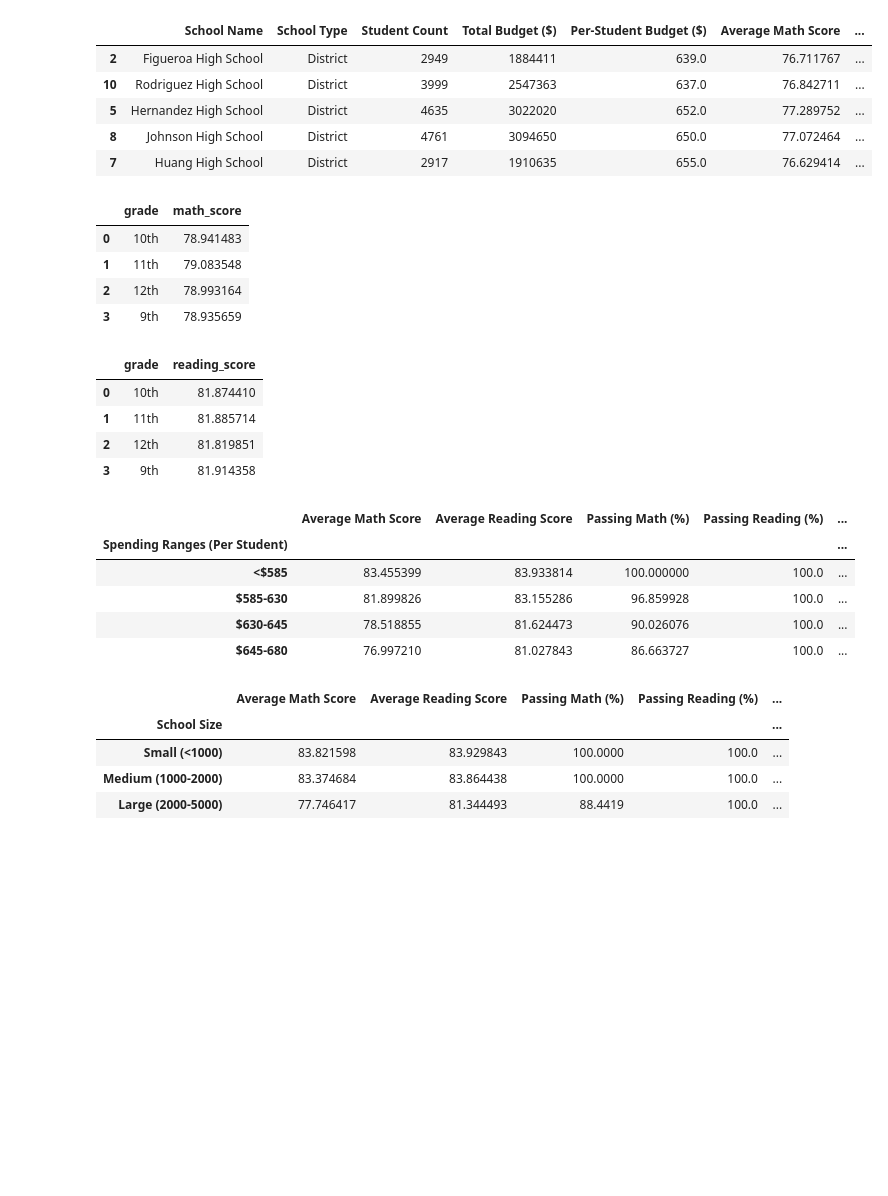
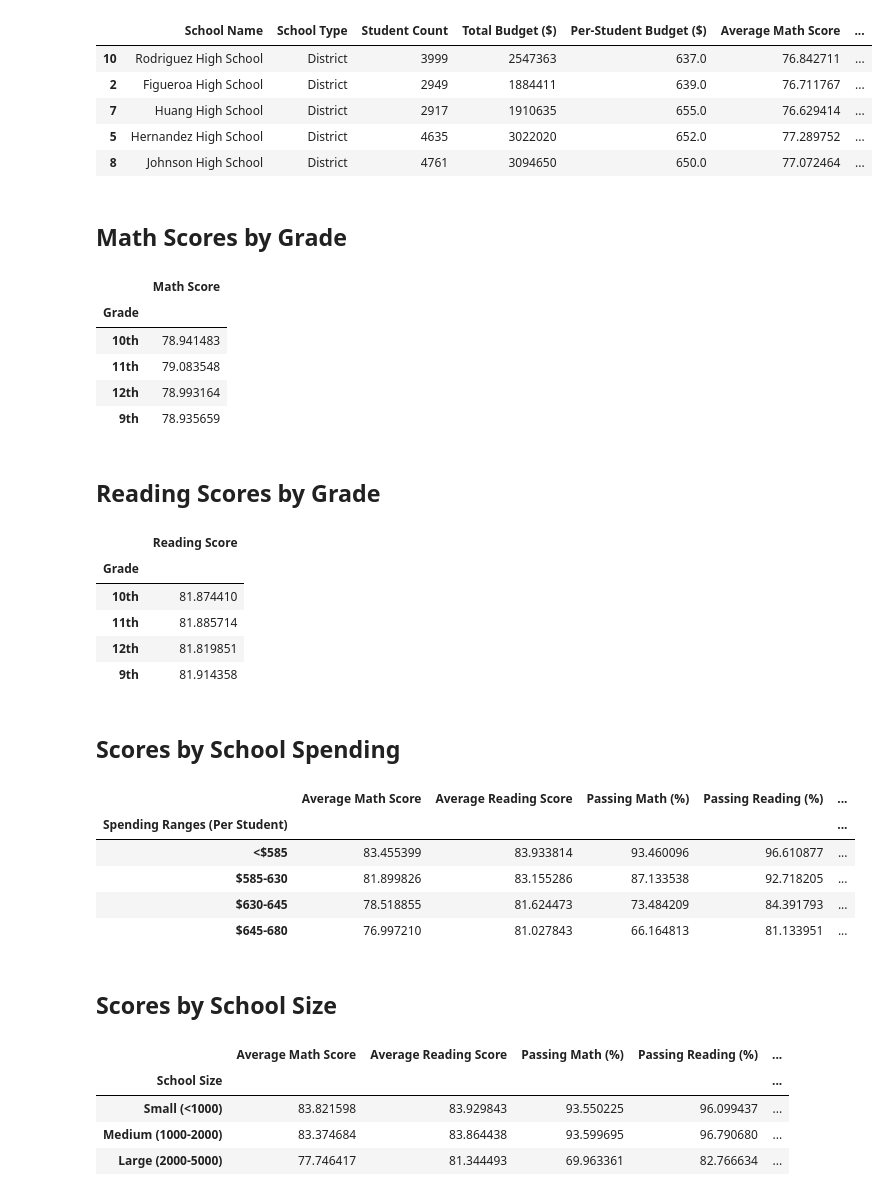
Before and after one commit to linderkm/pandas-challenge, a Jupyter notebook: PyCitySchools/analysis.ipynb, the cells around one changed output. Drawn from its saved outputs; the diff is of its cells as text; code cells hidden in the pictures; blank space fills up the shorter version.

```diff
--- a/PyCitySchools/analysis.ipynb
+++ b/PyCitySchools/analysis.ipynb
@@ -82,7 +86,7 @@ school_summary_df = pd.DataFrame(school_summary_data)
 #adding this data to school summary data.
 
 #find the number of students passing math
-passing_math = students_df.loc[(students_df['math_score']>60)]
+passing_math = students_df.loc[(students_df['math_score']>=70)]
 #grouping loc output and creating a new dataframe. counting the size of each group with size() (11).
 passing_math = pd.DataFrame(passing_math.groupby("school_name").size()).reset_index()
 #rename columns (9)
@@ -108,7 +112,7 @@ school_summary_df1 = pd.merge(school_summary_df, math_merge, on="school_name")
 #adding this data to school summary data.
 
 #find the number of students passing reading
-passing_read = students_df.loc[(students_df['reading_score']>60)]
+passing_read = students_df.loc[(students_df['reading_score']>=70)]
 #grouping loc output and creating a new dataframe. counting the size of each group with size() (11).
 passing_read = pd.DataFrame(passing_read.groupby("school_name").size()).reset_index()
 passing_read = passing_read.rename(columns = {0:"Number of Students Passing Reading"}) #(9)
@@ -130,7 +134,7 @@ school_summary_df2 = pd.merge(school_summary_df1, read_merge, on="school_name")
 #adding this data to school summary data.
 
 #find the number of students passing reading AND passing math
-passing_total = students_df.loc[((students_df['reading_score']>60) & (students_df['math_score']>60)),:]
+passing_total = students_df.loc[((students_df['reading_score']>=70) & (students_df['math_score']>=70)),:]
 #grouping loc output and creating a new dataframe. counting the size of each group with size() (11).
 passing_total = pd.DataFrame(passing_total.groupby("school_name").size()).reset_index()
 passing_total = passing_total.rename(columns = {0:"Number of Students Passing"}) #(9)
@@ -153,12 +157,12 @@ school_summary_df3 = pd.merge(school_summary_df2, total_merge, on="school_name")
 # %%
 #cleaning and formatting the school summary dataframe
 #creating final dataframe
-school_summary_final = school_summary_df3[["school_name", "School Type", "Student Count",
+per_school_summary = school_summary_df3[["school_name", "School Type", "Student Count",
                                             "Total Budget ($)","Per-Student Budget ($)",
                                            "Average Math Score", "Average Reading Score",
                                            "Passing Math %","Passing Reading %", "Total Passing %"]]
 #modifying column names
-school_summary_final = school_summary_final.rename(columns={"school_name": "School Name",
+per_school_summary = per_school_summary.rename(columns={"school_name": "School Name",
                                                            "Passing Math %": "Passing Math (%)",
                                                            "Passing Reading %": "Passing Reading (%)",
                                                            "Total Passing %": "Total Passing (%)"})
@@ -178,4 +182,5 @@ school_summary_final["Total Passing (%)"] = school_summary_final["Total Passing
 """
 
 #creating a copy of the final summary, to modify later for additional analysis (14)
-school_summary_final_copy = school_summary_final.copy()
+school_summary_final_copy = per_school_summary.copy()
+per_school_summary.head(20)
@@ -193,42 +219,55 @@ top_schools.head(5)
 # %%
 #organizing the summary data frame by 'total passing (%)', in ascending order.
-top_schools = school_summary_final.sort_values(by="Total Passing (%)",ascending=True)
-top_schools.head(5)
+bottom_schools = school_summary_final_copy.sort_values(by="Total Passing (%)",ascending=True)
+bottom_schools.head(5)
 # %% [output]
 |  | School Name | School Type | Student Count | Total Budget ($) | Per-Student Budget ($) | Average Math Score | ... |
+| 10 | Rodriguez High School | District | 3999 | 2547363 | 637.0 | 76.842711 | ... |
 | 2 | Figueroa High School | District | 2949 | 1884411 | 639.0 | 76.711767 | ... |
-| 10 | Rodriguez High School | District | 3999 | 2547363 | 637.0 | 76.842711 | ... |
+| 7 | Huang High School | District | 2917 | 1910635 | 655.0 | 76.629414 | ... |
 | 5 | Hernandez High School | District | 4635 | 3022020 | 652.0 | 77.289752 | ... |
 | 8 | Johnson High School | District | 4761 | 3094650 | 650.0 | 77.072464 | ... |
-| 7 | Huang High School | District | 2917 | 1910635 | 655.0 | 76.629414 | ... |
+# %% [markdown]
+## Math Scores by Grade
 # %%
 #average math scores, per grade level
 #grouping the "grade" and "math_score" series, and calculating the mean of each group.
+
 math_by_grade = students_df[["grade", "math_score"]].groupby("grade").mean()
 math_by_grade = math_by_grade.reset_index()
 math_by_grade = math_by_grade.sort_values(by="grade",ascending=True)
+math_by_grade = math_by_grade.rename(columns={"grade":"Grade","math_score": "Math Score"})
+math_scores_by_grade = math_by_grade.set_index('Grade')
 
-math_by_grade
+math_scores_by_grade
 # %% [output]
-|  | grade | math_score |
-| 0 | 10th | 78.941483 |
-| 1 | 11th | 79.083548 |
-| 2 | 12th | 78.993164 |
-| 3 | 9th | 78.935659 |
+|  | Math Score |
+| Grade |  |
+| 10th | 78.941483 |
+| 11th | 79.083548 |
+| 12th | 78.993164 |
+| 9th | 78.935659 |
+# %% [markdown]
+## Reading Scores by Grade
 # %%
 #average reading scores, per grade level
 #grouping the "grade" and "reading_score" series, and calculating the mean of each group.
 read_by_grade = students_df[["grade", "reading_score"]].groupby("grade").mean()
 read_by_grade = read_by_grade.reset_index()
 read_by_grade = read_by_grade.sort_values(by="grade",ascending=True)
+read_by_grade = read_by_grade.rename(columns={"grade":"Grade", "reading_score":"Reading Score"})
+reading_scores_by_grade = read_by_grade.set_index('Grade')
 
-read_by_grade
+reading_scores_by_grade
 # %% [output]
-|  | grade | reading_score |
-| 0 | 10th | 81.874410 |
-| 1 | 11th | 81.885714 |
-| 2 | 12th | 81.819851 |
-| 3 | 9th | 81.914358 |
+|  | Reading Score |
+| Grade |  |
+| 10th | 81.874410 |
+| 11th | 81.885714 |
+| 12th | 81.819851 |
+| 9th | 81.914358 |
+# %% [markdown]
+## Scores by School Spending
 # %%
 #Scores by school spending (per student)
 
@@ -265,10 +304,12 @@ spending_summary
 # %% [output]
 |  | Average Math Score | Average Reading Score | Passing Math (%) | Passing Reading (%) | ... |
 | Spending Ranges (Per Student) |  |  |  |  | ... |
-| <$585 | 83.455399 | 83.933814 | 100.000000 | 100.0 | ... |
-| $585-630 | 81.899826 | 83.155286 | 96.859928 | 100.0 | ... |
-| $630-645 | 78.518855 | 81.624473 | 90.026076 | 100.0 | ... |
-| $645-680 | 76.997210 | 81.027843 | 86.663727 | 100.0 | ... |
+| <$585 | 83.455399 | 83.933814 | 93.460096 | 96.610877 | ... |
+| $585-630 | 81.899826 | 83.155286 | 87.133538 | 92.718205 | ... |
+| $630-645 | 78.518855 | 81.624473 | 73.484209 | 84.391793 | ... |
+| $645-680 | 76.997210 | 81.027843 | 66.164813 | 81.133951 | ... |
+# %% [markdown]
+## Scores by School Size
 # %%
 #Scores by School Size
 #creating bins and lables. code provided in challenge documentation
@@ -304,6 +345,6 @@ size_summary
 # %% [output]
 |  | Average Math Score | Average Reading Score | Passing Math (%) | Passing Reading (%) | ... |
 | School Size |  |  |  |  | ... |
-| Small (<1000) | 83.821598 | 83.929843 | 100.0000 | 100.0 | ... |
-| Medium (1000-2000) | 83.374684 | 83.864438 | 100.0000 | 100.0 | ... |
-| Large (2000-5000) | 77.746417 | 81.344493 | 88.4419 | 100.0 | ... |
+| Small (<1000) | 83.821598 | 83.929843 | 93.550225 | 96.099437 | ... |
+| Medium (1000-2000) | 83.374684 | 83.864438 | 93.599695 | 96.790680 | ... |
+| Large (2000-5000) | 77.746417 | 81.344493 | 69.963361 | 82.766634 | ... |
```
Also changed, not shown: parts of 9 cells of this notebook.
